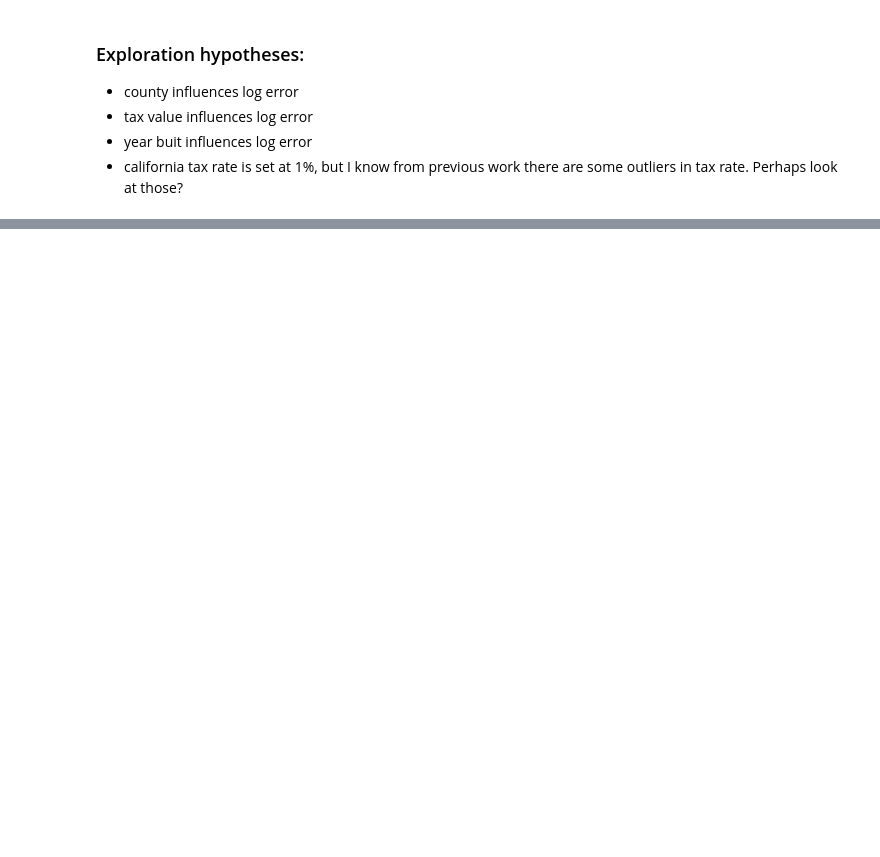
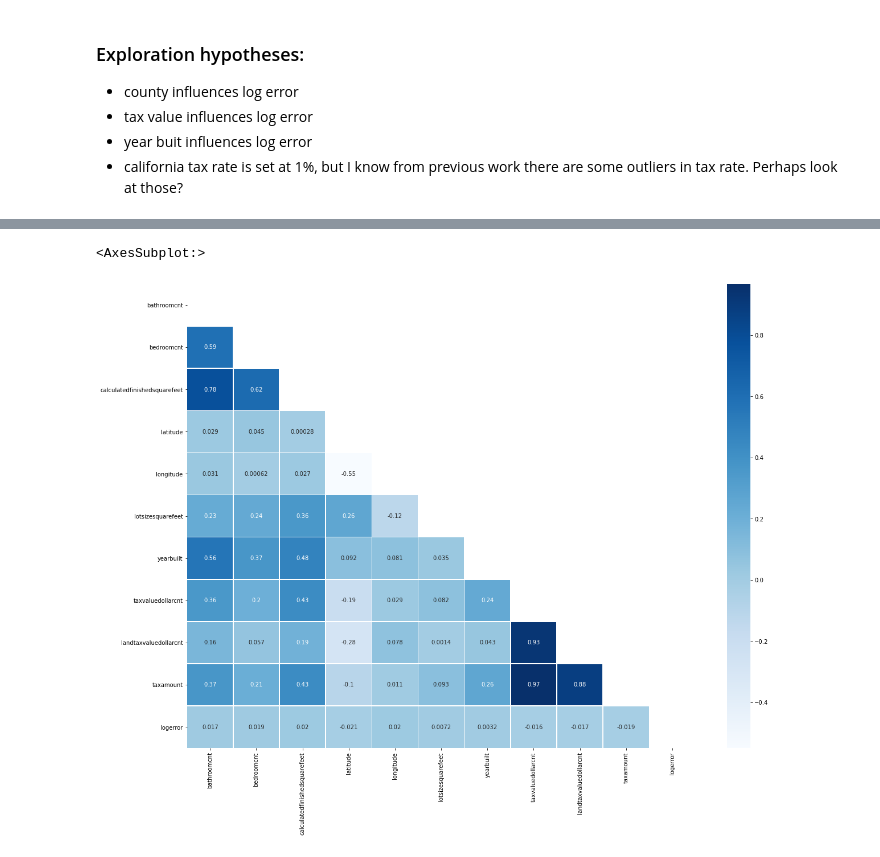
Before and after one commit to parkervoit/zillow-clustering-project, a Jupyter notebook: scratch_notebook.ipynb, the cells around one changed output, grey strips where cells are left out. Cells and saved outputs as stored; diff of their text form; code cells hidden in the pictures; blank space fills up the shorter version.

```diff
--- a/scratch_notebook.ipynb
+++ b/scratch_notebook.ipynb
@@ -447,0 +410,2 @@ memory usage: 5.7+ MB
+# %%
+clean_df = wr.get_dummies(clean_df, clean_df[['county','propertylandusedesc']])
@@ -447,0 +435,2 @@ memory usage: 5.7+ MB
+# %%
+clean_df.yearbuilt = clean_df.yearbuilt.fillna(value = 1965)
@@ -447,0 +439,6 @@ memory usage: 5.7+ MB
+# %%
+plt.figure(figsize = (20,15))
+ex.heat_corr(train.select_dtypes(include = 'float64'))
+# %% [output]
+<AxesSubplot:>
+[figure, added]
```
Also changed, not shown: parts of 37 cells of this notebook, 3 other files.
